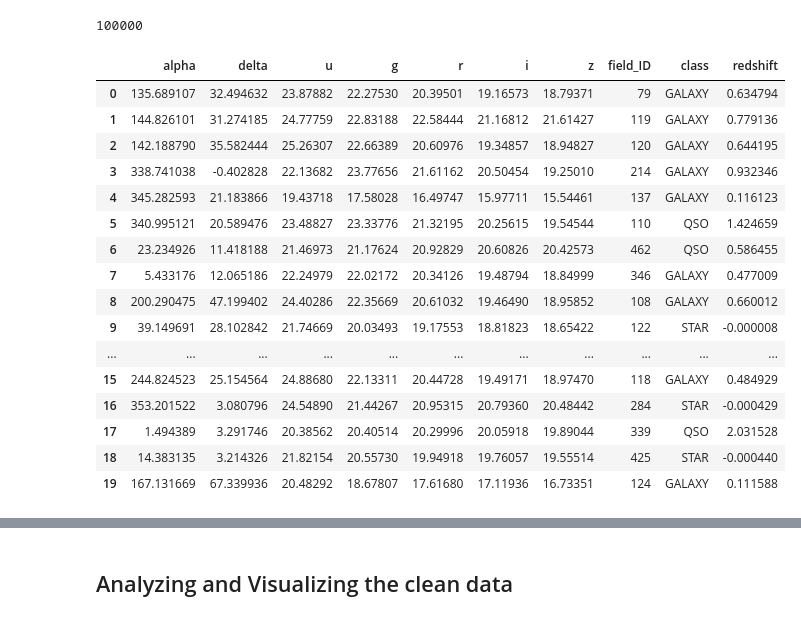
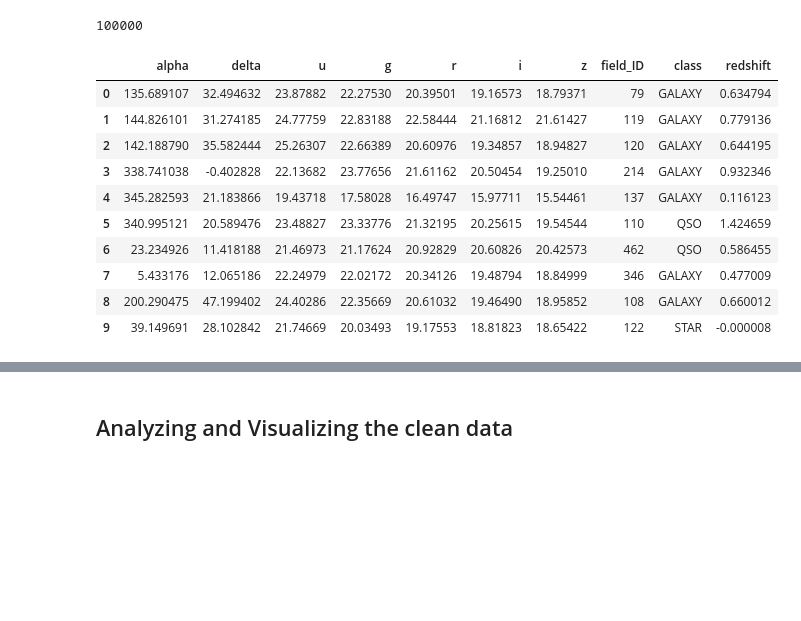
Before and after one commit to januaryeve/Stellar_Classification, a Jupyter notebook: Stellar_Classification_Code.ipynb, the cells around one changed output, grey strips where cells are left out. Drawn from its saved outputs; the diff is of its cells as text; code cells hidden in the pictures; blank space fills up the shorter version.

```diff
--- a/Stellar_Classification_Code.ipynb
+++ b/Stellar_Classification_Code.ipynb
@@ -117,8 +228,8 @@ plt.show()
 # %% [markdown]
 ## Cleaning the data
 # %%
-df = pd.read_csv('star_classification_data_clean.csv')
-df.head(10)
+df2 = pd.read_csv('star_classification_data_clean.csv')
+df2.head(10)
 # %% [output]
 |  | obj_ID | alpha | delta | u | g | r | i | z | run_ID | rerun_ID | cam_col | ... |
 | 0 | 1.237661e+18 | 135.689107 | 32.494632 | 23.87882 | 22.27530 | 20.39501 | 19.16573 | 18.79371 | 3606 | 301 | 2 | ... |
@@ -140,24 +251,18 @@ len(df)
 # %%
 #Removing unwanted columns
 
-df.drop(['run_ID', 'rerun_ID', 'obj_ID', 'spec_obj_ID', 'plate', 'MJD', 'fiber_ID', 'cam_col'], axis=1, inplace=True)
+df2.drop(['run_ID', 'rerun_ID', 'obj_ID', 'spec_obj_ID', 'plate', 'MJD', 'fiber_ID', 'cam_col'], axis=1, inplace=True)
 # %%
-df.head(20)
+df2.head(10)
 # %% [output]
 |  | alpha | delta | u | g | r | i | z | field_ID | class | redshift |
 | 0 | 135.689107 | 32.494632 | 23.87882 | 22.27530 | 20.39501 | 19.16573 | 18.79371 | 79 | GALAXY | 0.634794 |
 | 1 | 144.826101 | 31.274185 | 24.77759 | 22.83188 | 22.58444 | 21.16812 | 21.61427 | 119 | GALAXY | 0.779136 |
 | 2 | 142.188790 | 35.582444 | 25.26307 | 22.66389 | 20.60976 | 19.34857 | 18.94827 | 120 | GALAXY | 0.644195 |
 | 3 | 338.741038 | -0.402828 | 22.13682 | 23.77656 | 21.61162 | 20.50454 | 19.25010 | 214 | GALAXY | 0.932346 |
 | 4 | 345.282593 | 21.183866 | 19.43718 | 17.58028 | 16.49747 | 15.97711 | 15.54461 | 137 | GALAXY | 0.116123 |
 | 5 | 340.995121 | 20.589476 | 23.48827 | 23.33776 | 21.32195 | 20.25615 | 19.54544 | 110 | QSO | 1.424659 |
 | 6 | 23.234926 | 11.418188 | 21.46973 | 21.17624 | 20.92829 | 20.60826 | 20.42573 | 462 | QSO | 0.586455 |
 | 7 | 5.433176 | 12.065186 | 22.24979 | 22.02172 | 20.34126 | 19.48794 | 18.84999 | 346 | GALAXY | 0.477009 |
 | 8 | 200.290475 | 47.199402 | 24.40286 | 22.35669 | 20.61032 | 19.46490 | 18.95852 | 108 | GALAXY | 0.660012 |
 | 9 | 39.149691 | 28.102842 | 21.74669 | 20.03493 | 19.17553 | 18.81823 | 18.65422 | 122 | STAR | -0.000008 |
-| ... | ... | ... | ... | ... | ... | ... | ... | ... | ... | ... |
-| 15 | 244.824523 | 25.154564 | 24.88680 | 22.13311 | 20.44728 | 19.49171 | 18.97470 | 118 | GALAXY | 0.484929 |
-| 16 | 353.201522 | 3.080796 | 24.54890 | 21.44267 | 20.95315 | 20.79360 | 20.48442 | 284 | STAR | -0.000429 |
-| 17 | 1.494389 | 3.291746 | 20.38562 | 20.40514 | 20.29996 | 20.05918 | 19.89044 | 339 | QSO | 2.031528 |
-| 18 | 14.383135 | 3.214326 | 21.82154 | 20.55730 | 19.94918 | 19.76057 | 19.55514 | 425 | STAR | -0.000440 |
-| 19 | 167.131669 | 67.339936 | 20.48292 | 18.67807 | 17.61680 | 17.11936 | 16.73351 | 124 | GALAXY | 0.111588 |
```
Also changed, not shown: parts of 37 cells of this notebook.
